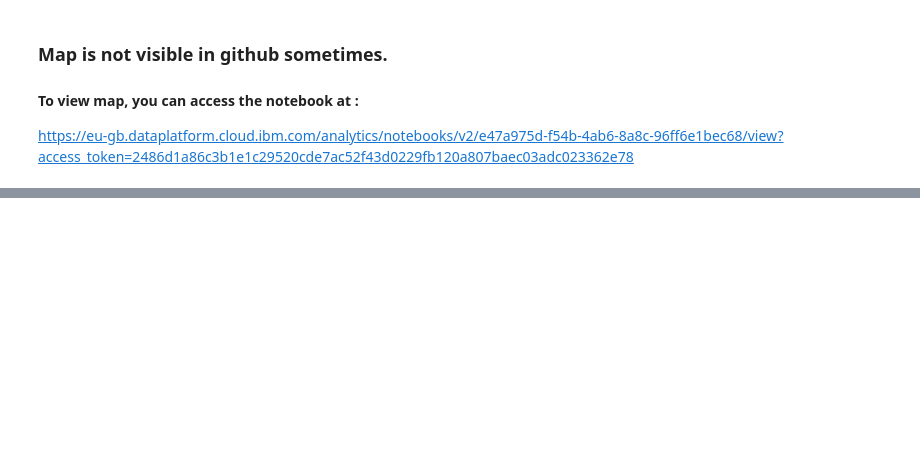
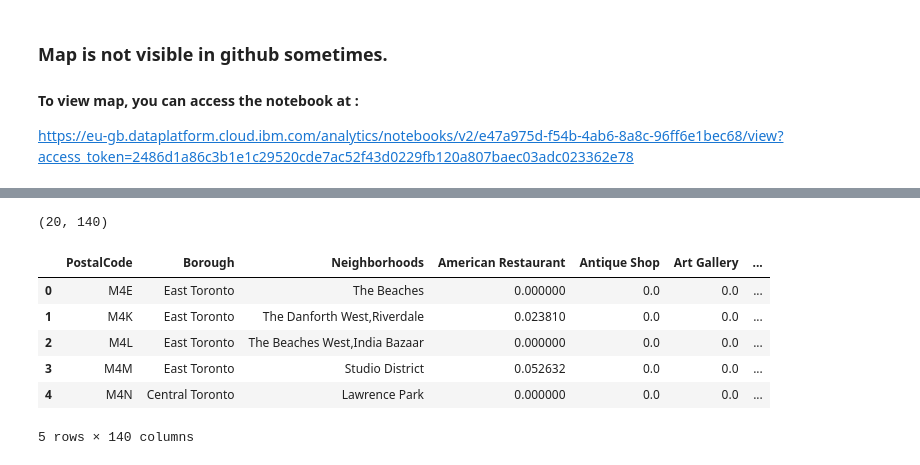
Before and after one commit to KumaarJai/IBM_Capstone, a Jupyter notebook: DataScienceCapstone.ipynb, the cells around one changed output, grey strips where cells are left out. Drawn from its saved outputs; the diff is of its cells as text; code cells hidden in the pictures; blank space fills up the shorter version.

```diff
--- a/DataScienceCapstone.ipynb
+++ b/DataScienceCapstone.ipynb
@@ -162,0 +283,15 @@ https://eu-gb.dataplatform.cloud.ibm.com/analytics/notebooks/v2/e47a975d-f54b-4a
+# %%
+# Frequency of occurance of a category in an area
+
+toronto_central_venues_freq = toronto_central_onehot.groupby(['PostalCode', 'Borough', 'Neighborhoods']).mean().reset_index()
+print(toronto_central_venues_freq.shape)
+toronto_central_venues_freq.head()
+# %% [output]
+(20, 140)
+|  | PostalCode | Borough | Neighborhoods | American Restaurant | Antique Shop | Art Gallery | ... |
+| 0 | M4E | East Toronto | The Beaches | 0.000000 | 0.0 | 0.0 | ... |
+| 1 | M4K | East Toronto | The Danforth West,Riverdale | 0.023810 | 0.0 | 0.0 | ... |
+| 2 | M4L | East Toronto | The Beaches West,India Bazaar | 0.000000 | 0.0 | 0.0 | ... |
+| 3 | M4M | East Toronto | Studio District | 0.052632 | 0.0 | 0.0 | ... |
+| 4 | M4N | Central Toronto | Lawrence Park | 0.000000 | 0.0 | 0.0 | ... |
+5 rows × 140 columns
```
Also changed, not shown: parts of 10 cells of this notebook.
